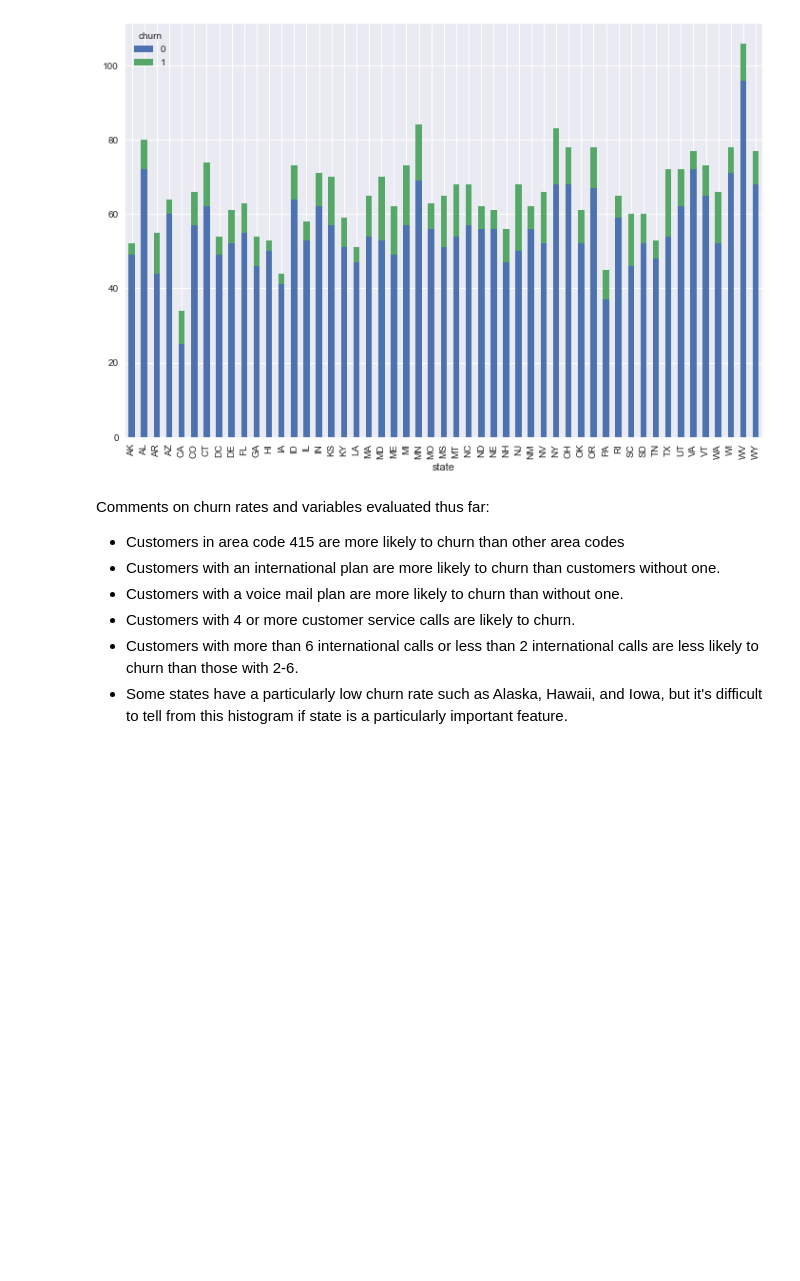
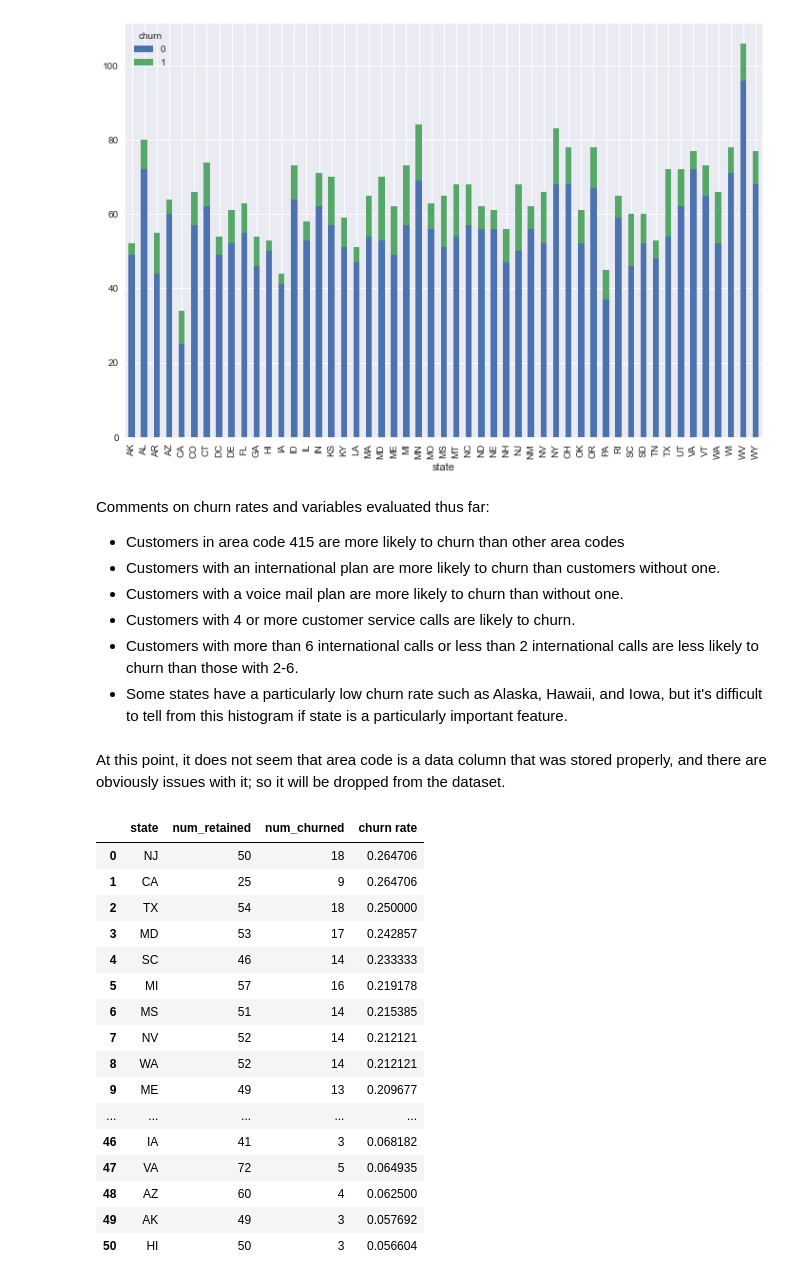
Before and after one commit to samoliver3/dsc-phase-3-project, a Jupyter notebook: notebooks/eda.ipynb, the cells around one changed output. Drawn from its saved outputs; the diff is of its cells as text; code cells hidden in the pictures; blank space fills up the shorter version.

```diff
--- a/notebooks/eda.ipynb
+++ b/notebooks/eda.ipynb
@@ -197,3 +197,5 @@ Comments on churn rates and variables evaluated thus far:
 * Customers with 4 or more customer service calls are likely to churn.
 * Customers with more than 6 international calls or less than 2 international calls are less likely to churn than those with 2-6.
 * Some states have a particularly low churn rate such as Alaska, Hawaii, and Iowa, but it's difficult to tell from this histogram if state is a particularly important feature.
+# %% [markdown]
+At this point, it does not seem that area code is a data column that was stored properly, and there are obviously issues with it; so it will be dropped from the dataset.
@@ -199,0 +214,24 @@ Comments on churn rates and variables evaluated thus far:
+# %%
+# new column with churn rate (total customers - retained customers) / total
+df_states_churn['churn rate'] = df_states_churn.apply(lambda x: ((x['num_retained'] +  x['num_churned']) - x['num_retained']) / (x['num_retained'] +  x['num_churned']), axis=1)
+df_states_churn = df_states_churn.sort_values(['churn rate'], ascending=False)
+df_states_churn = df_states_churn.reset_index(drop=True)
+df_states_churn
+# %% [output]
+|  | state | num_retained | num_churned | churn rate |
+| 0 | NJ | 50 | 18 | 0.264706 |
+| 1 | CA | 25 | 9 | 0.264706 |
+| 2 | TX | 54 | 18 | 0.250000 |
+| 3 | MD | 53 | 17 | 0.242857 |
+| 4 | SC | 46 | 14 | 0.233333 |
+| 5 | MI | 57 | 16 | 0.219178 |
+| 6 | MS | 51 | 14 | 0.215385 |
+| 7 | NV | 52 | 14 | 0.212121 |
+| 8 | WA | 52 | 14 | 0.212121 |
+| 9 | ME | 49 | 13 | 0.209677 |
+| ... | ... | ... | ... | ... |
+| 46 | IA | 41 | 3 | 0.068182 |
+| 47 | VA | 72 | 5 | 0.064935 |
+| 48 | AZ | 60 | 4 | 0.062500 |
+| 49 | AK | 49 | 3 | 0.057692 |
+| 50 | HI | 50 | 3 | 0.056604 |
```
Also changed, not shown: parts of 4 cells of this notebook.
